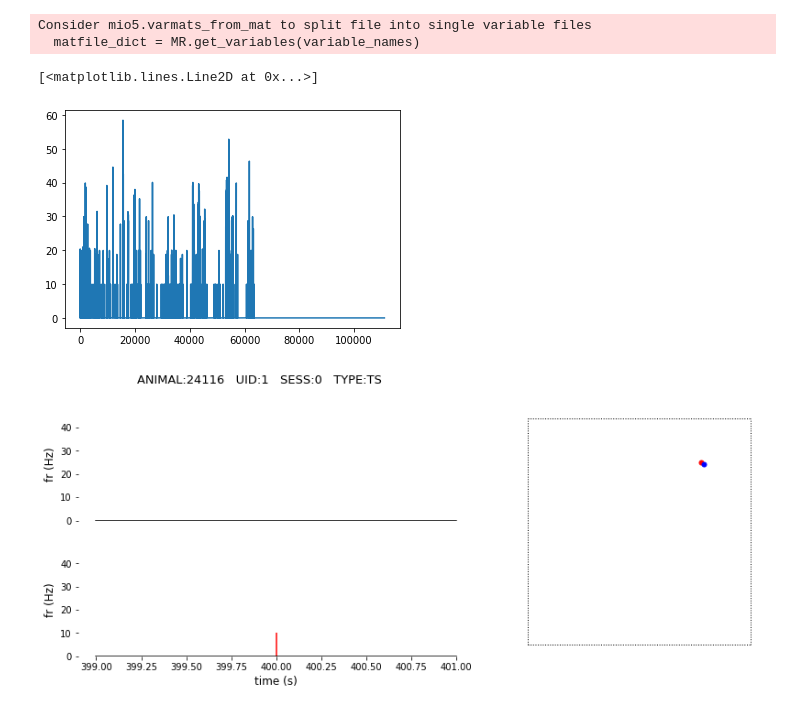
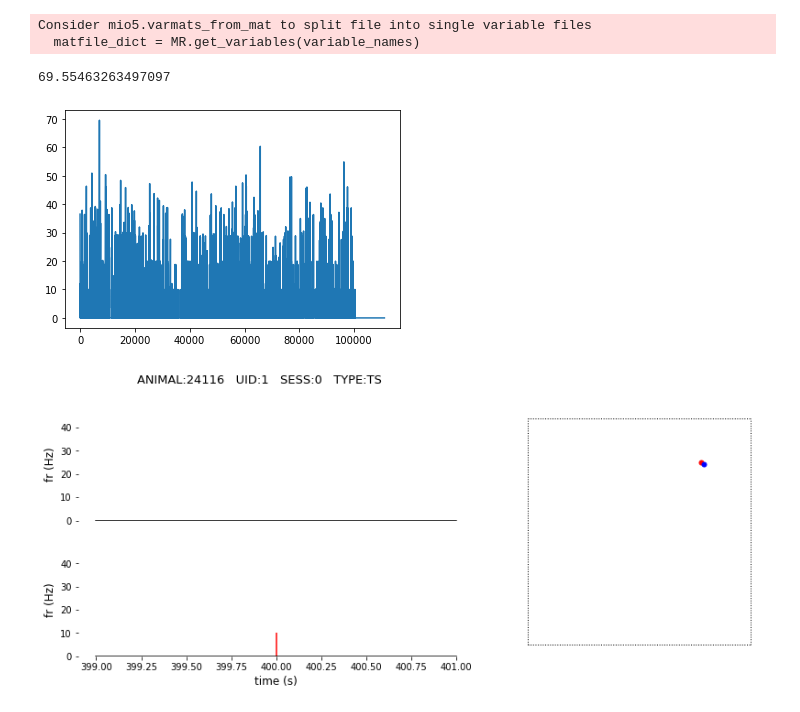
Before and after one commit to jncarpen/egoHC, a Jupyter notebook: behaVid.ipynb, the cells around one changed output. Saved outputs shown, nothing was run; the diff lists cells and outputs as text; code cells hidden in the pictures.

```diff
--- a/behaVid.ipynb
+++ b/behaVid.ipynb
@@ -411,11 +411,12 @@ class behaVid:
 vid_24116 = behaVid('24116', pos, SpikeTrain, UniqueID, trialType) # animal 24116
 # %%
 # plot firing rate over time
-fr = vid_24116.instFR(sigma=2, sessNum=26, unitNum=4)
+fr = vid_24116.instFR(sigma=2, sessNum=23, unitNum=4)
 plt.plot(fr)
+print(np.max(fr))
 # %% [output]
-[<matplotlib.lines.Line2D at 0x...>]
+69.55463263497097
-[figure, old version]
+[figure, new version]
 # %%
 # test 'plotBehavior' method
 
```
Also changed, not shown: parts of 1 cell of this notebook.
